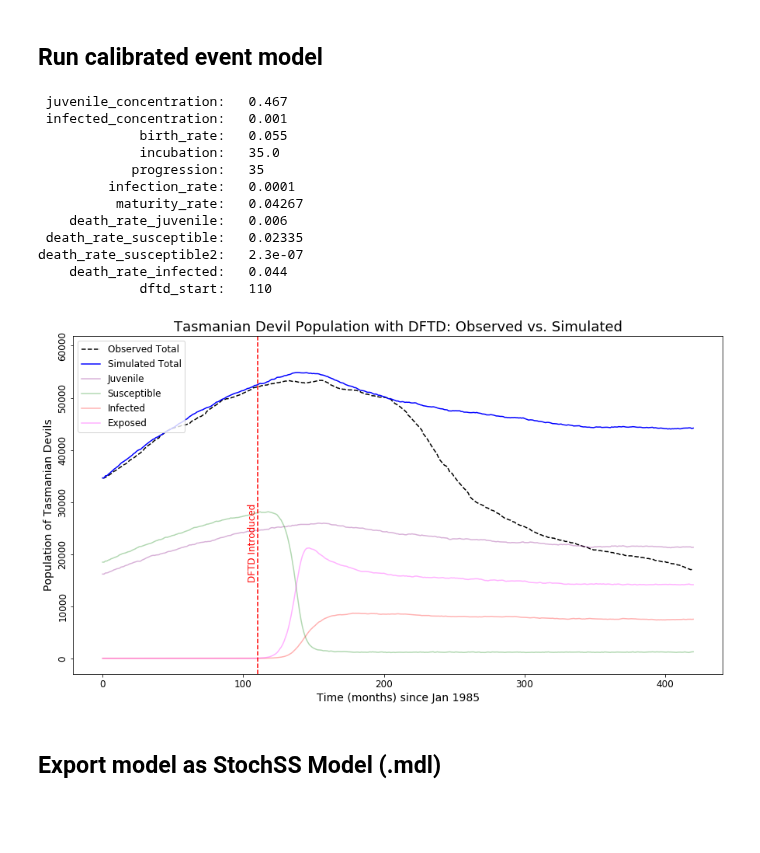
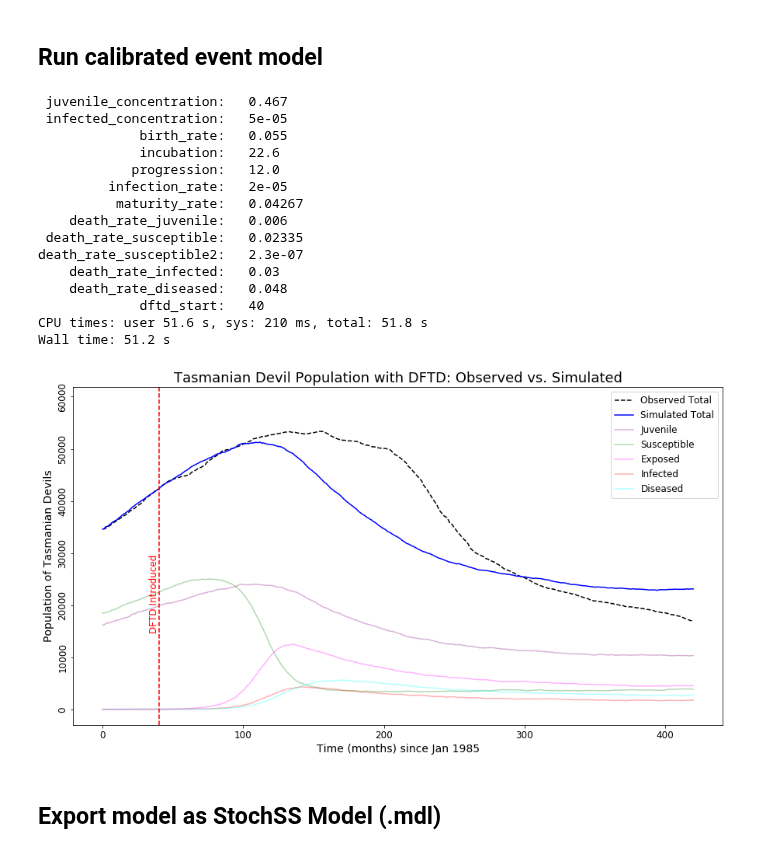
Before and after one commit to StochSS/devils_dftd_modeling, a Jupyter notebook: Devils 2-Stage Infection Parameter Approximation .ipynb, the cells around one changed output. Cells and saved outputs as stored; diff of their text form; code cells hidden in the pictures; blank space fills up the shorter version.

Commit message:
2-stage model is very close to matching the data

```diff
--- a/Devils 2-Stage Infection Parameter Approximation .ipynb
+++ b/Devils 2-Stage Infection Parameter Approximation .ipynb
@@ -53,20 +53,37 @@ _ = plt.plot(range(len(devil_pop)), devil_pop, 'b', label='Observed Total')
 # %% [markdown]
 ## Model
 # %%
+# variables = {  # this set seems to work well
+#     "juvenile_concentration": 0.467,
+#     "infected_concentration": 5e-5,
+#     "birth_rate": 0.055,
+#     "incubation": 8,
+#     "progression": 12,
+#     "infection_rate": 2e-05,
+#     "maturity_rate": 0.04267,
+#     "death_rate_juvenile": 0.006,
+#     "death_rate_susceptible": 0.02335,
+#     "death_rate_susceptible2": 2.3e-7,
+#     "death_rate_infected": 0.03,
+#     "death_rate_diseased": 0.055,
+#     "dftd_start": 110
+# }
 variables = {
     "juvenile_concentration": 0.467,
-    "infected_concentration": 0.001,
-    "birth_rate": 0.055, #0.027  #1st order birth
-    "incubation": 35,
-    "progression": 35,
-    "infection_rate": 0.0001,
+    "infected_concentration": 5e-5,
+    "birth_rate": 0.055,
+    "incubation": 22.6,
+    "progression": 12,
+    "infection_rate": 2e-05,
     "maturity_rate": 0.04267,
     "death_rate_juvenile": 0.006,
     "death_rate_susceptible": 0.02335,
-    "death_rate_susceptible2": 2.3e-7,# 8.25e-7,
-    "death_rate_infected": 0.044,
-    "dftd_start": 110
+    "death_rate_susceptible2": 2.3e-7,
+    "death_rate_infected": 0.03,
+    "death_rate_diseased": 0.048,
+    "dftd_start": 40
 }
+
 variables_orig = variables.copy()
 # %%
 class DevilsPreVaccination(Model):
@@ -271,8 +315,9 @@ def event_model(run=False):
     plt.plot(results['time'], results['Devils'], color='blue', label='Simulated Total')
     plt.plot(results['time'], results['Juvenile'], color='purple', alpha=.3, label='Juvenile')
     plt.plot(results['time'], results['Susceptible'], color='green', alpha=.3, label='Susceptible')
+    plt.plot(results['time'], results['Exposed'], color='magenta', alpha=.3, label='Exposed')
     plt.plot(results['time'], results['Infected'], color='red', alpha=.3, label='Infected')
-    plt.plot(results['time'], results['Exposed'], color='magenta', alpha=.3, label='Exposed')
+    plt.plot(results['time'], results['Diseased'], color='cyan', alpha=.3, label='Diseased')
     plt.plot([variables['dftd_start'], variables['dftd_start']], [-3000, e_model.listOfParameters['carrying_capacity'].value], '--r')
     plt.ylim([-3000, e_model.listOfParameters['carrying_capacity'].value])
     plt.text(variables['dftd_start']-7, 15000, "DFTD Introduced", rotation="vertical", color="red", fontsize=12)
@@ -650,21 +715,24 @@ HBox(children=(VBox(children=(IntSlider(value=0, description='start', max=419),
 # %% [markdown]
 ## Run calibrated event model
 # %%
-event_model(run=True)
+%time event_model(run=True)
 # %% [output]
  juvenile_concentration:   0.467
- infected_concentration:   0.001
+ infected_concentration:   5e-05
              birth_rate:   0.055
-             incubation:   35.0
-            progression:   35
-         infection_rate:   0.0001
+             incubation:   22.6
+            progression:   12.0
+         infection_rate:   2e-05
           maturity_rate:   0.04267
     death_rate_juvenile:   0.006
  death_rate_susceptible:   0.02335
 death_rate_susceptible2:   2.3e-07
-    death_rate_infected:   0.044
-             dftd_start:   110
+    death_rate_infected:   0.03
+    death_rate_diseased:   0.048
+             dftd_start:   40
+CPU times: user 51.6 s, sys: 210 ms, total: 51.8 s
+Wall time: 51.2 s
-[figure, old version]
+[figure, new version]
 # %% [markdown]
 ## Export model as StochSS Model (.mdl)
 # %%
```
Also changed, not shown: parts of 15 cells of this notebook.
